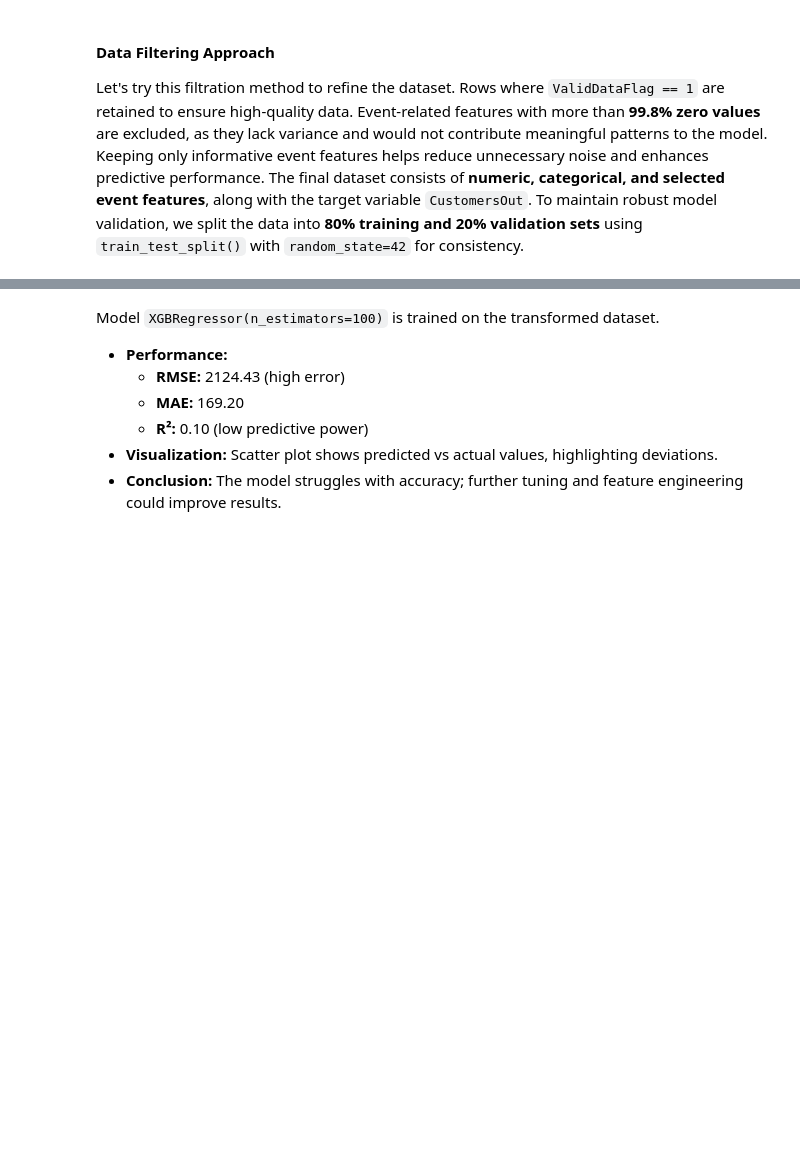
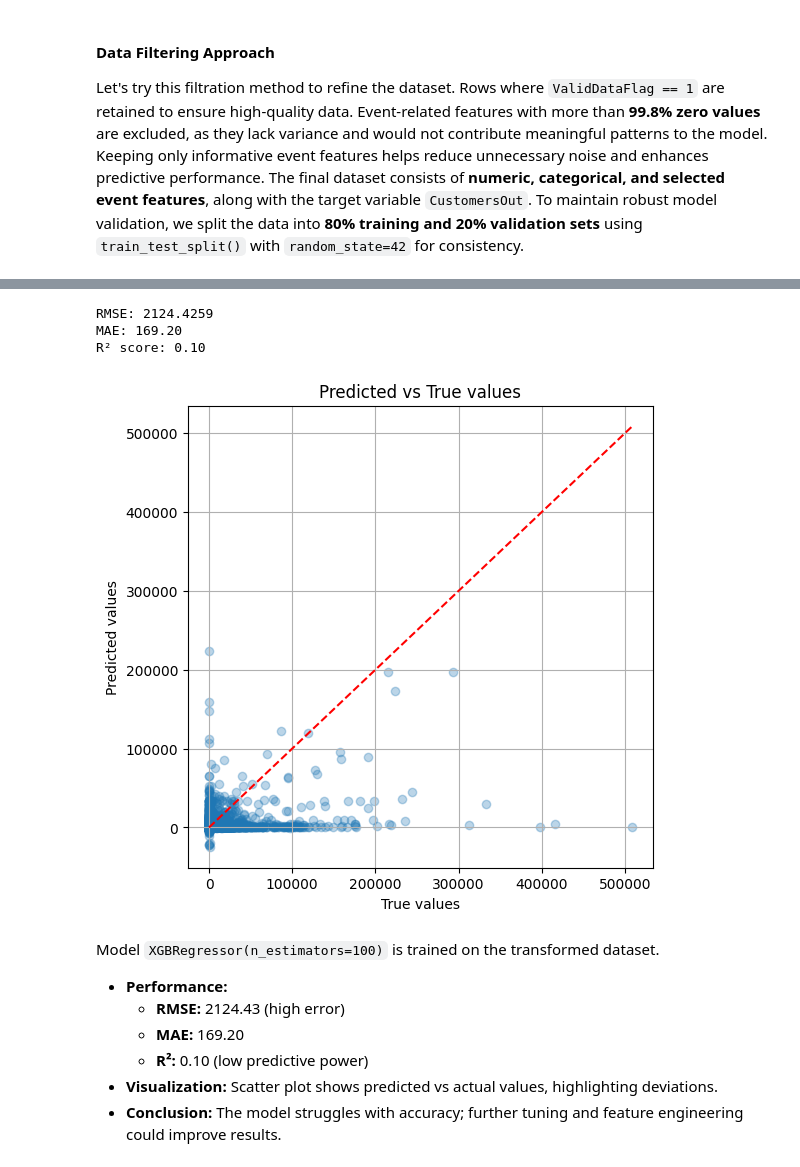
Before and after one commit to kwiatkowskaa/PowerOutage_Prediction, a Jupyter notebook: notebooks/03_model_development.ipynb, the cells around one changed output, grey strips where cells are left out. Cells and saved outputs as stored; diff of their text form; code cells hidden in the pictures; blank space fills up the shorter version.

Commit message:
XGB plot

```diff
--- a/notebooks/03_model_development.ipynb
+++ b/notebooks/03_model_development.ipynb
@@ -272,30 +290,35 @@ pipeline.fit(X_train, y_train)
 # %%
 X_train_transformed = pipeline.named_steps['preprocessor'].transform(X_train)
 X_val_transformed = pipeline.named_steps['preprocessor'].transform(X_val)
 
 model = XGBRegressor(n_estimators=100, verbosity=1)
 model.fit(X_train_transformed, y_train)
 
 y_pred = model.predict(X_val_transformed)
 
 mae = mean_absolute_error(y_val, y_pred)
 r2 = r2_score(y_val, y_pred)
 
 rmse = np.sqrt(mean_squared_error(y_val, y_pred))
 
 print(f"RMSE: {rmse:.4f}")
 
 print(f'MAE: {mae:.2f}')
 print(f'R² score: {r2:.2f}')
 
 plt.figure(figsize=(6, 6))
 plt.scatter(y_val, y_pred, alpha=0.3)
 plt.plot([y_val.min(), y_val.max()], [y_val.min(), y_val.max()], 'r--')
-plt.xlabel("Rtue values")
+plt.xlabel("True values")
 plt.ylabel("Predicted values")
 plt.title("Predicted vs True values")
 plt.grid(True)
 plt.show()
+# %% [output]
+RMSE: 2124.4259
+MAE: 169.20
+R² score: 0.10
+[figure, added]
 # %% [markdown]
 Model `XGBRegressor(n_estimators=100)` is trained on the transformed dataset.
 - **Performance:**
```
Also changed, not shown: parts of 2 cells of this notebook.
